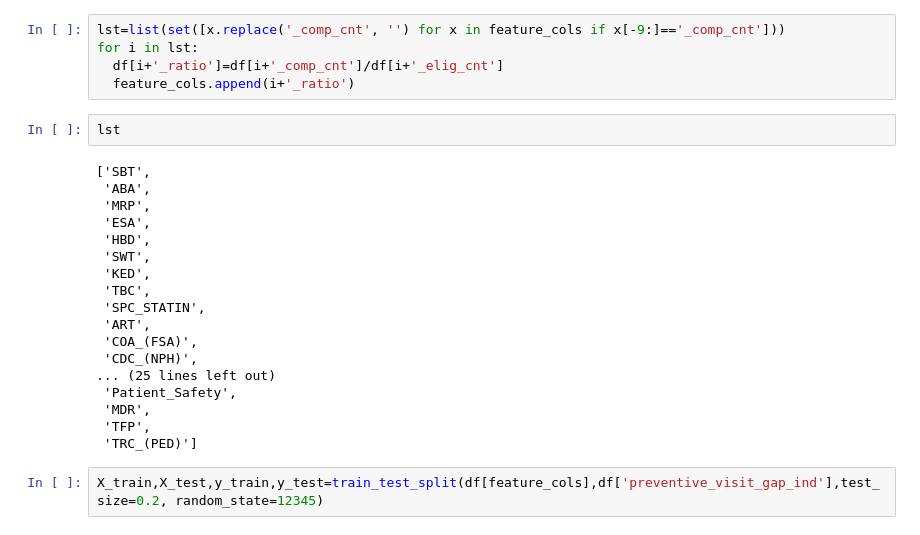
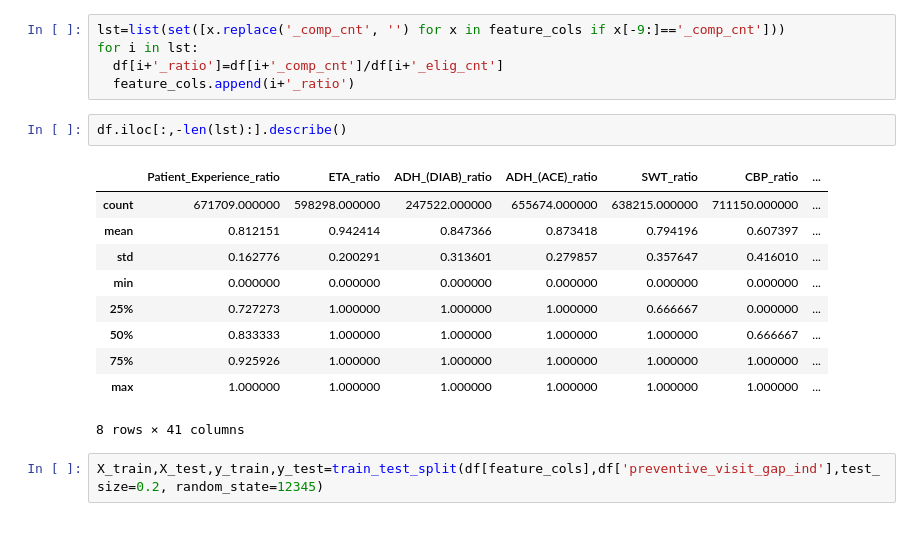
Before and after one commit to KavyaNair01/Machine_Learning, a Jupyter notebook: humana_model_test.ipynb, the cells around one changed output. Saved outputs shown, nothing was run; the diff lists cells and outputs as text.

```diff
--- a/humana_model_test.ipynb
+++ b/humana_model_test.ipynb
@@ -52,26 +52,19 @@ lst=list(set([x.replace('_comp_cnt', '') for x in feature_cols if x[-9:]=='_comp
 for i in lst:
   df[i+'_ratio']=df[i+'_comp_cnt']/df[i+'_elig_cnt']
   feature_cols.append(i+'_ratio')
-# %%
-lst
-# %% [output]
-['SBT',
- 'ABA',
- 'MRP',
- 'ESA',
- 'HBD',
- 'SWT',
- 'KED',
- 'TBC',
- 'SPC_STATIN',
- 'ART',
- 'COA_(FSA)',
- 'CDC_(NPH)',
-... (25 lines left out)
- 'Patient_Safety',
- 'MDR',
- 'TFP',
- 'TRC_(PED)']
+# %%
+df.iloc[:,-len(lst):].describe()
+# %% [output]
+|  | Patient_Experience_ratio | ETA_ratio | ADH_(DIAB)_ratio | ADH_(ACE)_ratio | SWT_ratio | CBP_ratio | ... |
+| count | 671709.000000 | 598298.000000 | 247522.000000 | 655674.000000 | 638215.000000 | 711150.000000 | ... |
+| mean | 0.812151 | 0.942414 | 0.847366 | 0.873418 | 0.794196 | 0.607397 | ... |
+| std | 0.162776 | 0.200291 | 0.313601 | 0.279857 | 0.357647 | 0.416010 | ... |
+| min | 0.000000 | 0.000000 | 0.000000 | 0.000000 | 0.000000 | 0.000000 | ... |
+| 25% | 0.727273 | 1.000000 | 1.000000 | 1.000000 | 0.666667 | 0.000000 | ... |
+| 50% | 0.833333 | 1.000000 | 1.000000 | 1.000000 | 1.000000 | 0.666667 | ... |
+| 75% | 0.925926 | 1.000000 | 1.000000 | 1.000000 | 1.000000 | 1.000000 | ... |
+| max | 1.000000 | 1.000000 | 1.000000 | 1.000000 | 1.000000 | 1.000000 | ... |
+8 rows × 41 columns
 # %%
 X_train,X_test,y_train,y_test=train_test_split(df[feature_cols],df['preventive_visit_gap_ind'],test_size=0.2, random_state=12345)
 # %%
```
Also changed, not shown: parts of 15 cells of this notebook.
